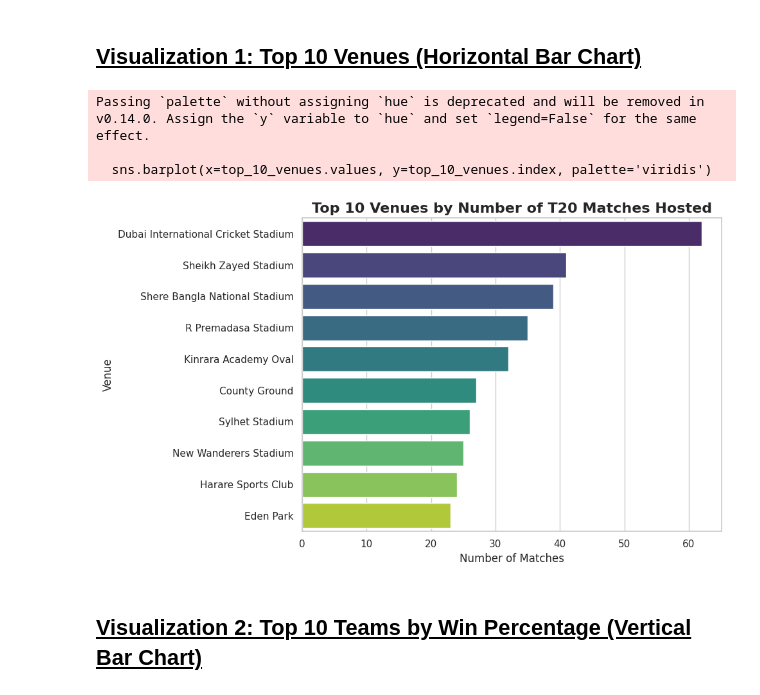
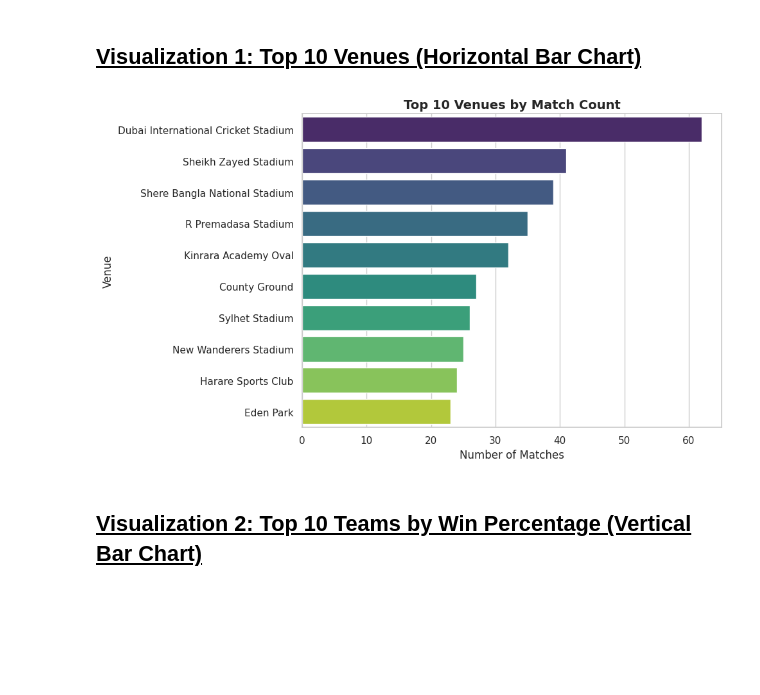
Before and after one commit to SurajChauhan4432/Data-Science-Assignment-1, a Jupyter notebook: International_T20_Data_Analysis.ipynb, the cells around one changed output. Saved outputs shown, nothing was run; the diff lists cells and outputs as text; code cells hidden in the pictures; blank space fills up the shorter version.

```diff
--- a/International_T20_Data_Analysis.ipynb
+++ b/International_T20_Data_Analysis.ipynb
@@ -499,24 +499,19 @@ sns.set_theme(style="whitegrid")
 # %%
 plt.figure(figsize=(10, 6))
 
-# Grab the top 10 venues instead of just 3
+# Get data using cleaned 'venue' column
 top_10_venues = df['venue'].value_counts().head(10)
 
-# Create a horizontal barplot using Seaborn
-sns.barplot(x=top_10_venues.values, y=top_10_venues.index, palette='viridis')
+# Plot (hue added to fix Seaborn warning)
+sns.barplot(x=top_10_venues.values, y=top_10_venues.index, hue=top_10_venues.index, palette='viridis', legend=False)
 
-plt.title('Top 10 Venues by Number of T20 Matches Hosted', fontsize=16, fontweight='bold')
-plt.xlabel('Number of Matches', fontsize=12)
-plt.ylabel('Venue', fontsize=12)
-
-# Show the plot
+plt.title('Top 10 Venues by Match Count', fontsize=14, fontweight='bold')
+plt.xlabel('Number of Matches')
+plt.ylabel('Venue')
 plt.tight_layout()
 plt.show()
 # %% [output]
-Passing `palette` without assigning `hue` is deprecated and will be removed in v0.14.0. Assign the `y` variable to `hue` and set `legend=False` for the same effect.
-
-  sns.barplot(x=top_10_venues.values, y=top_10_venues.index, palette='viridis')
-[figure, old version]
+[figure, new version]
 # %% [markdown]
 ## <u><b>Visualization 2: Top 10 Teams by Win Percentage (Vertical Bar Chart)</b></u>
 # %%
```
Also changed, not shown: parts of 1 cell of this notebook.
